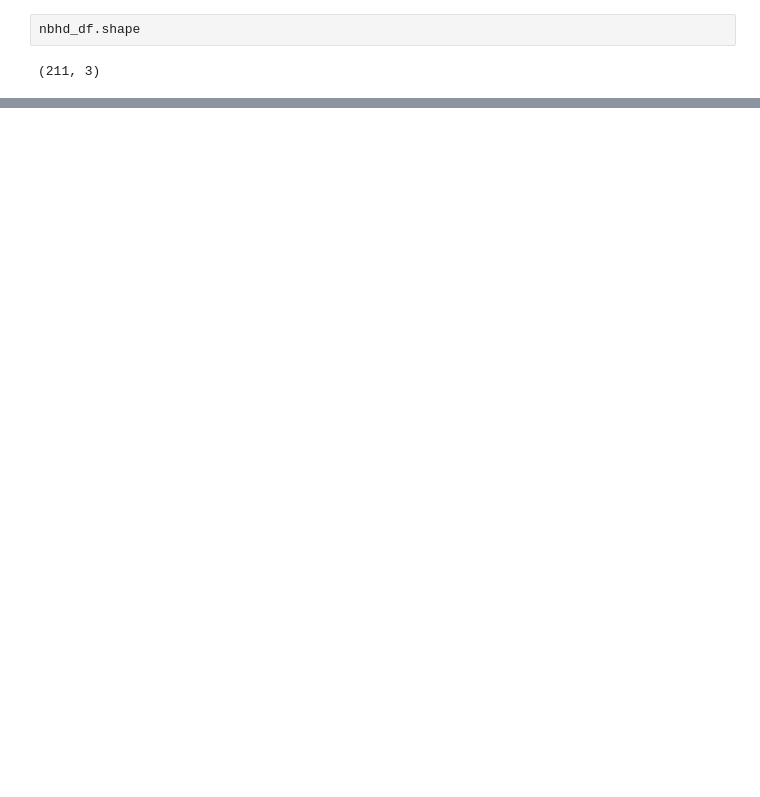
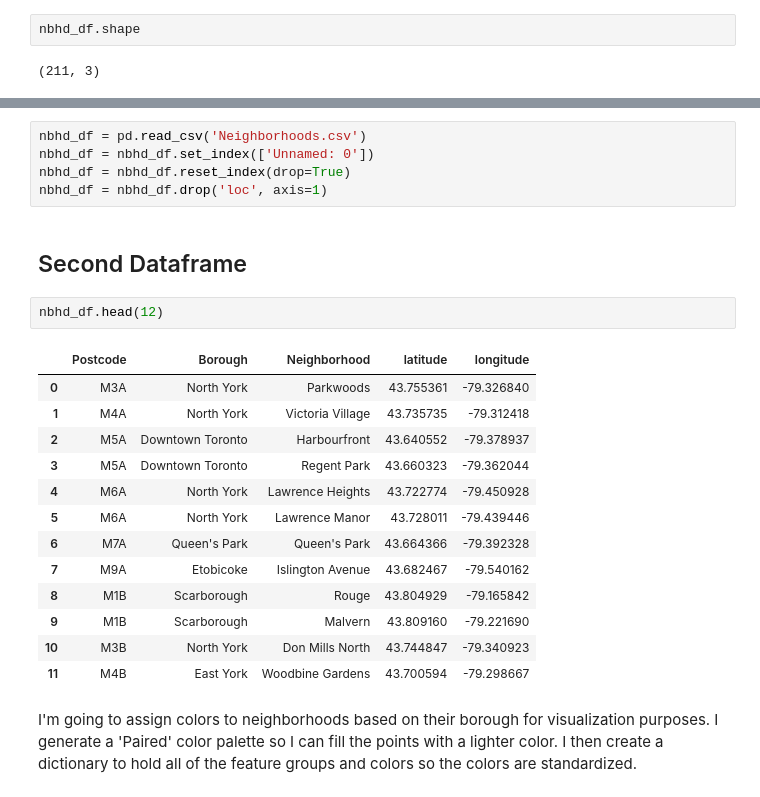
Before and after one commit to Fradley/Coursera_Capstone, a Jupyter notebook: Neighborhoods_in_Toronto.ipynb, the cells around one changed output, grey strips where cells are left out. Saved outputs shown, nothing was run; the diff lists cells and outputs as text; blank space fills up the shorter version.

```diff
--- a/Neighborhoods_in_Toronto.ipynb
+++ b/Neighborhoods_in_Toronto.ipynb
@@ -68,0 +100,25 @@ nbhd_df.shape
+# %%
+nbhd_df = pd.read_csv('Neighborhoods.csv')
+nbhd_df = nbhd_df.set_index(['Unnamed: 0'])
+nbhd_df = nbhd_df.reset_index(drop=True)
+nbhd_df = nbhd_df.drop('loc', axis=1)
+# %% [markdown]
+## Second Dataframe
+# %%
+nbhd_df.head(12)
+# %% [output]
+|  | Postcode | Borough | Neighborhood | latitude | longitude |
+| 0 | M3A | North York | Parkwoods | 43.755361 | -79.326840 |
+| 1 | M4A | North York | Victoria Village | 43.735735 | -79.312418 |
+| 2 | M5A | Downtown Toronto | Harbourfront | 43.640552 | -79.378937 |
+| 3 | M5A | Downtown Toronto | Regent Park | 43.660323 | -79.362044 |
+| 4 | M6A | North York | Lawrence Heights | 43.722774 | -79.450928 |
+| 5 | M6A | North York | Lawrence Manor | 43.728011 | -79.439446 |
+| 6 | M7A | Queen's Park | Queen's Park | 43.664366 | -79.392328 |
+| 7 | M9A | Etobicoke | Islington Avenue | 43.682467 | -79.540162 |
+| 8 | M1B | Scarborough | Rouge | 43.804929 | -79.165842 |
+| 9 | M1B | Scarborough | Malvern | 43.809160 | -79.221690 |
+| 10 | M3B | North York | Don Mills North | 43.744847 | -79.340923 |
+| 11 | M4B | East York | Woodbine Gardens | 43.700594 | -79.298667 |
+# %% [markdown]
+I'm going to assign colors to neighborhoods based on their borough for visualization purposes. I generate a 'Paired' color palette so I can fill the points with a lighter color. I then create a dictionary to hold all of the feature groups and colors so the colors are standardized.
```
Also changed, not shown: parts of 41 cells of this notebook.
